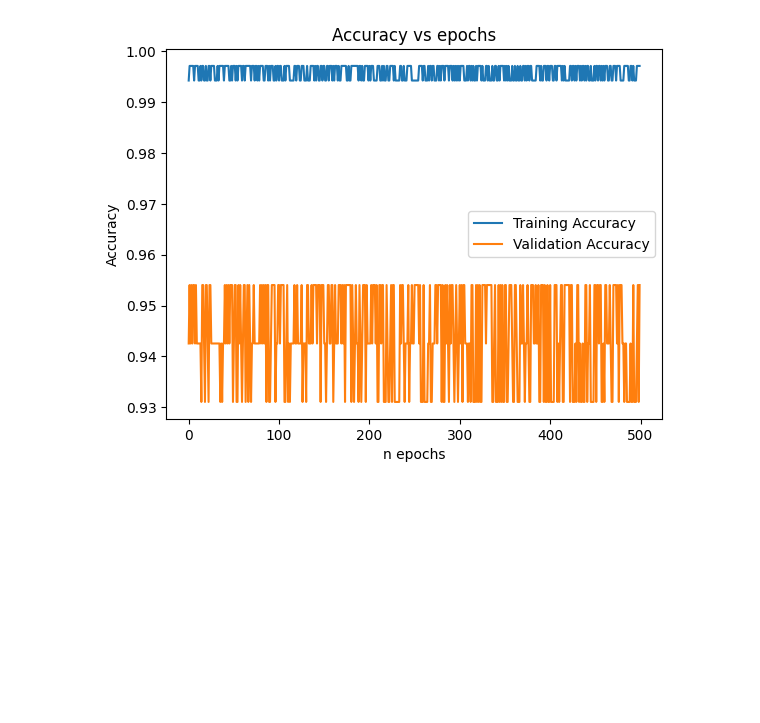
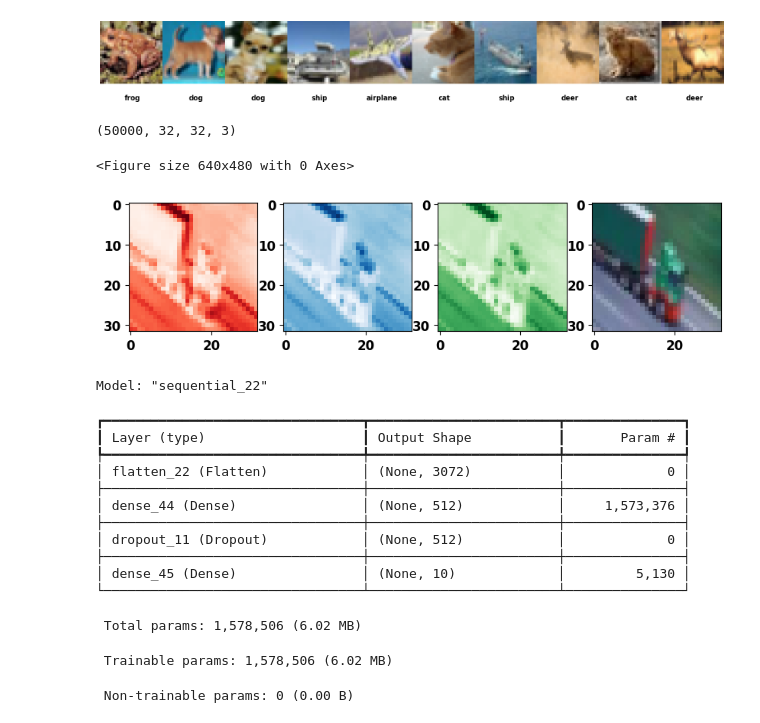
Before and after one commit to lukaskonar/MPA-MLF, a Jupyter notebook: lab_05.ipynb, the cells around one changed output. Cells and saved outputs as stored; diff of their text form; code cells hidden in the pictures; blank space fills up the shorter version.

```diff
--- a/lab_05.ipynb
+++ b/lab_05.ipynb
@@ -181,11 +0,0 @@ Text(0, 0.5, 'loss')
-# %%
-plt.figure()
-plt.plot(rd.history['accuracy'], label='Training Accuracy')
-plt.plot(rd.history['val_accuracy'], label='Validation Accuracy')
-plt.ylabel('Accuracy')
-plt.xlabel('n epochs')
-plt.title('Accuracy vs epochs')
-plt.legend()
-plt.show()
-# %% [output]
-[figure, removed]
@@ -191,0 +18,3 @@ plt.show()
+# %%
+
+(X_train, y_train), (X_test, y_test) = cifar10.load_data()
@@ -191,0 +41,27 @@ plt.show()
+# %%
+display_random_images(X_train, y_train)
+# %% [output]
+[figure, added]
+# %%
+X_train.shape
+# %% [output]
+(50000, 32, 32, 3)
+# %%
+def display_channels_separately(image: np.array) -> None:
+
+  plt.figure()
+  fig, axs = plt.subplots(nrows=1, ncols=4, figsize=(10, 5))
+
+
+  axs[0].imshow(image[:,:,0],cmap='Reds')
+  axs[1].imshow(image[:,:,1],cmap='Blues')
+  axs[2].imshow(image[:,:,2],cmap='Greens')
+
+  axs[3].imshow(image)
+
+  plt.show()
+# %%
+display_channels_separately(X_train[50])
+# %% [output]
+<Figure size 640x480 with 0 Axes>
+[figure, added]
@@ -191,0 +79,18 @@ plt.show()
+# %%
+model.summary()
+# %% [output]
+Model: "sequential_22"
+┏━━━━━━━━━━━━━━━━━━━━━━━━━━━━━━━━━┳━━━━━━━━━━━━━━━━━━━━━━━━┳━━━━━━━━━━━━━━━┓
+┃ Layer (type)                    ┃ Output Shape           ┃       Param # ┃
+┡━━━━━━━━━━━━━━━━━━━━━━━━━━━━━━━━━╇━━━━━━━━━━━━━━━━━━━━━━━━╇━━━━━━━━━━━━━━━┩
+│ flatten_22 (Flatten)            │ (None, 3072)           │             0 │
+├─────────────────────────────────┼────────────────────────┼───────────────┤
+│ dense_44 (Dense)                │ (None, 512)            │     1,573,376 │
+├─────────────────────────────────┼────────────────────────┼───────────────┤
+│ dropout_11 (Dropout)            │ (None, 512)            │             0 │
+├─────────────────────────────────┼────────────────────────┼───────────────┤
+│ dense_45 (Dense)                │ (None, 10)             │         5,130 │
+└─────────────────────────────────┴────────────────────────┴───────────────┘
+ Total params: 1,578,506 (6.02 MB)
+ Trainable params: 1,578,506 (6.02 MB)
+ Non-trainable params: 0 (0.00 B)
```
Also changed, not shown: parts of 32 cells of this notebook.
